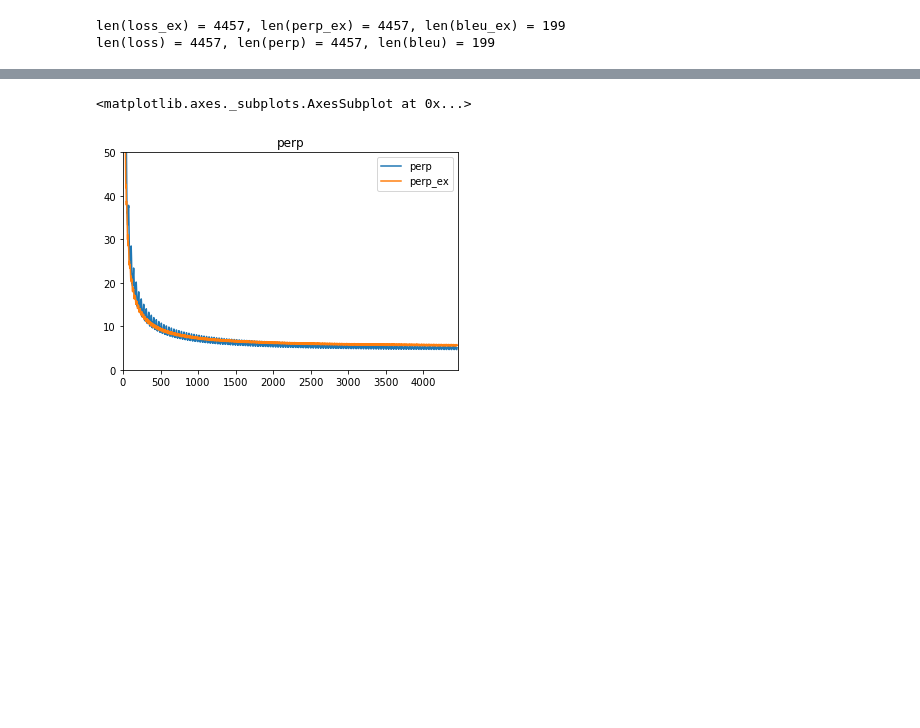
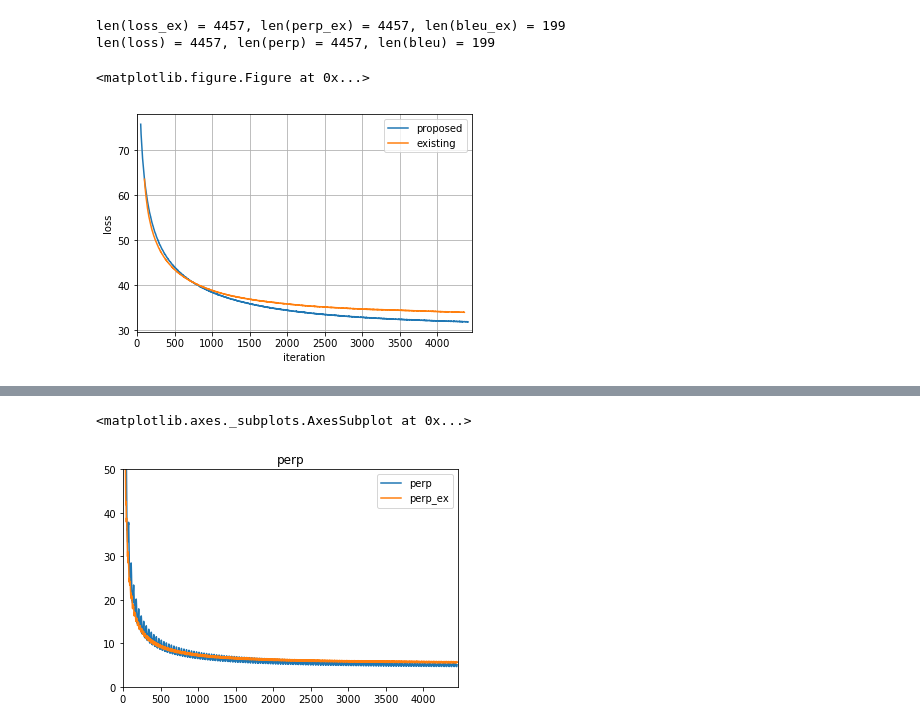
Before and after one commit to tttakano/DeepLearning, a Jupyter notebook: chiner_seq2seqex/check.ipynb, the cells around one changed output, grey strips where cells are left out. Cells and saved outputs as stored; diff of their text form; code cells hidden in the pictures; blank space fills up the shorter version.

```diff
--- a/chiner_seq2seqex/check.ipynb
+++ b/chiner_seq2seqex/check.ipynb
@@ -42,19 +42,22 @@ len(loss) = 4457, len(perp) = 4457, len(bleu) = 199
 # %%
 # roll loss
 %matplotlib inline
 import pandas as pd
 import matplotlib as mpl
 plt.figure()
 df_ex = pd.DataFrame({'existing': loss_ex})
 df_no = pd.DataFrame({'loss_ex': loss})
 roll_ex = df_ex.rolling(200, center=True).mean()
 roll = df_no.rolling(100, center=True).mean()
 df = roll_ex
 df['proposed'] = roll
 df['iteration'] = [i for i in range(len(loss))]
-df.plot(x='iteration', y=['proposed', 'existing'], title = 'loss', grid = True)
+df.plot(x='iteration', y=['proposed', 'existing'], grid = True)
+plt.ylabel("loss")
 plt.savefig('loss.png')
-plt.close('all')
+# %% [output]
+<matplotlib.figure.Figure at 0x...>
+[figure, added]
 # %%
 %matplotlib inline
 import pandas as pd
```
Also changed, not shown: parts of 1 cell of this notebook, 6 other files.
